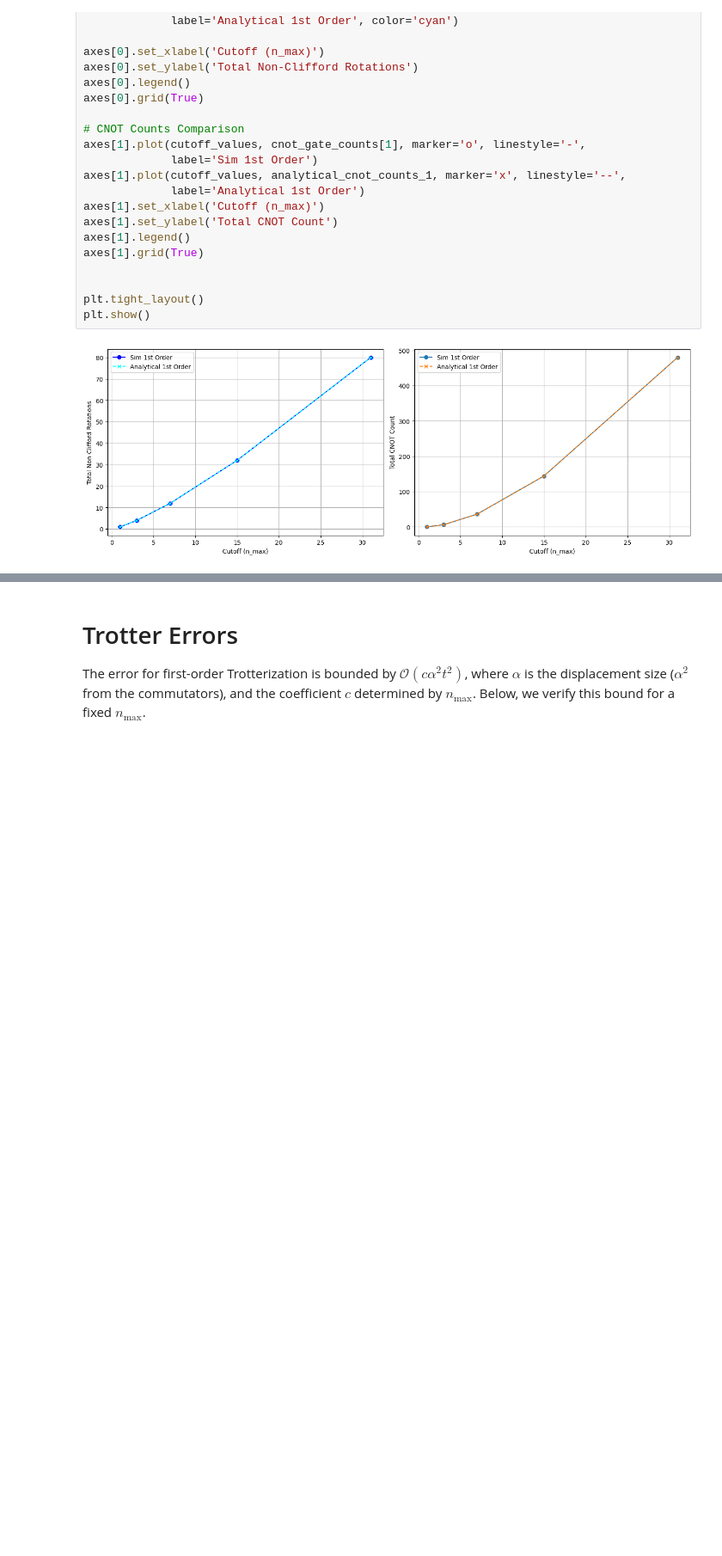
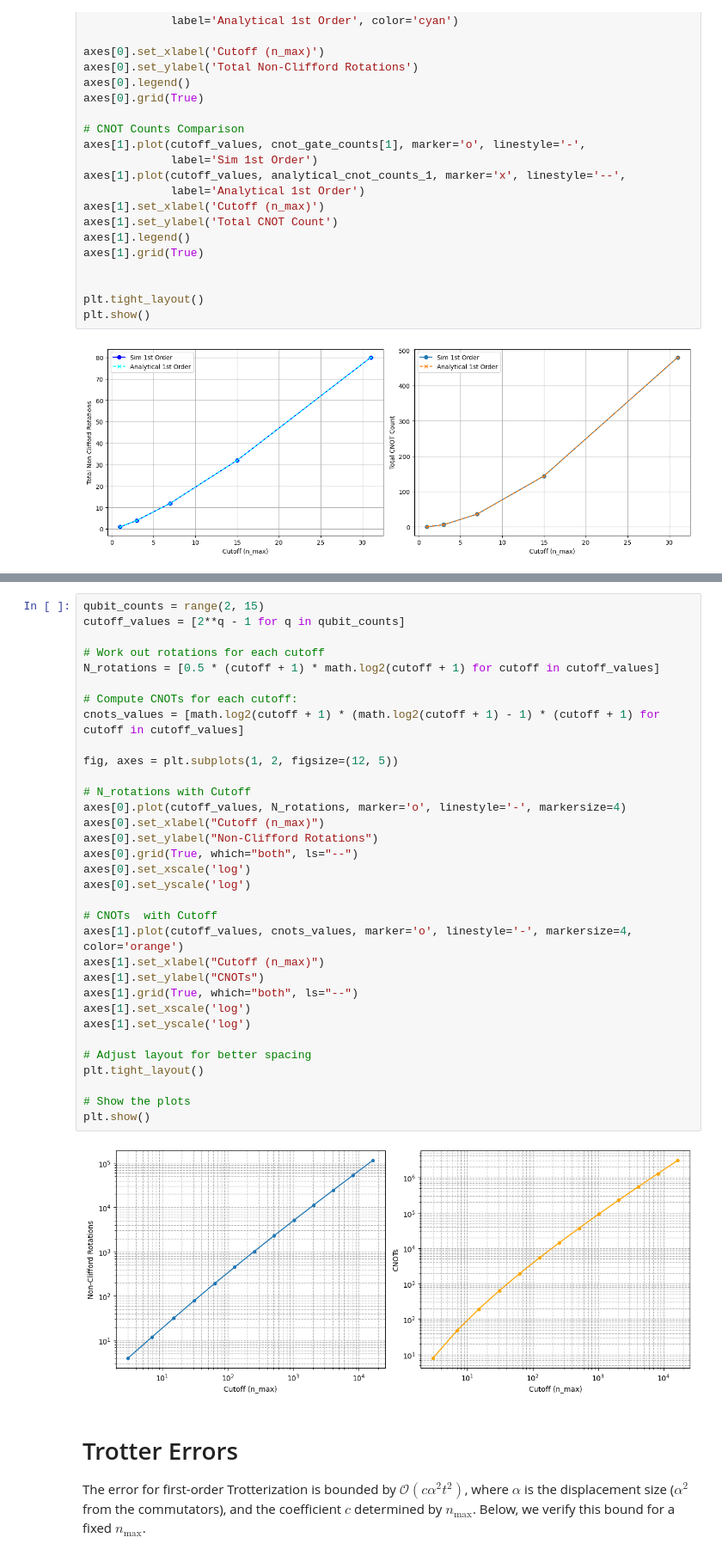
Before and after one commit to samgodwood/bosonic-qiskit, a Jupyter notebook: playground/bosonic_operator_costs/displacement/displacement.ipynb, the cells around one changed output, grey strips where cells are left out. Shown at 86% size. Drawn from its saved outputs; the diff is of its cells as text; blank space fills up the shorter version.

Commit message:
cnots+rotations in terms of nmax

```diff
--- a/playground/bosonic_operator_costs/displacement/displacement.ipynb
+++ b/playground/bosonic_operator_costs/displacement/displacement.ipynb
@@ -372,3 +394,38 @@ plt.show()
+# %%
+qubit_counts = range(2, 15)
+cutoff_values = [2**q - 1 for q in qubit_counts]
+
+# Work out rotations for each cutoff
+N_rotations = [0.5 * (cutoff + 1) * math.log2(cutoff + 1) for cutoff in cutoff_values]
+
+# Compute CNOTs for each cutoff:
+cnots_values = [math.log2(cutoff + 1) * (math.log2(cutoff + 1) - 1) * (cutoff + 1) for cutoff in cutoff_values]
+
+fig, axes = plt.subplots(1, 2, figsize=(12, 5))
+
+# N_rotations with Cutoff
+axes[0].plot(cutoff_values, N_rotations, marker='o', linestyle='-', markersize=4)
+axes[0].set_xlabel("Cutoff (n_max)")
+axes[0].set_ylabel("Non-Clifford Rotations")
+axes[0].grid(True, which="both", ls="--")
+axes[0].set_xscale('log')
+axes[0].set_yscale('log')
+
+# CNOTs  with Cutoff
+axes[1].plot(cutoff_values, cnots_values, marker='o', linestyle='-', markersize=4, color='orange')
+axes[1].set_xlabel("Cutoff (n_max)")
+axes[1].set_ylabel("CNOTs")
+axes[1].grid(True, which="both", ls="--")
+axes[1].set_xscale('log')
+axes[1].set_yscale('log')
+
+# Adjust layout for better spacing
+plt.tight_layout()
+
+# Show the plots
+plt.show()
+# %% [output]
+[figure, added]
 # %% [markdown]
 # Trotter Errors
 The error for first-order Trotterization is bounded by $\mathcal{O}(c \alpha^2 t^2)$, where $\alpha$ is the displacement size ($\alpha^2$ from the commutators), and the coefficient $c$ determined by $n_{\text{max}}$. Below, we verify this bound for a fixed $n_{\text{max}}$.
```
Also changed, not shown: parts of 8 cells of this notebook.
